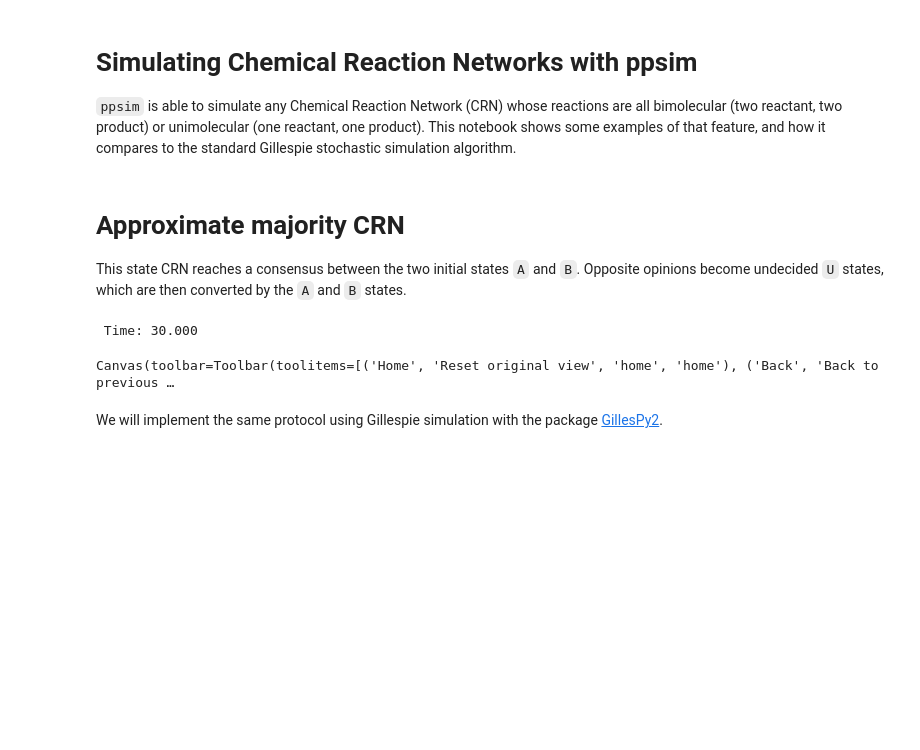
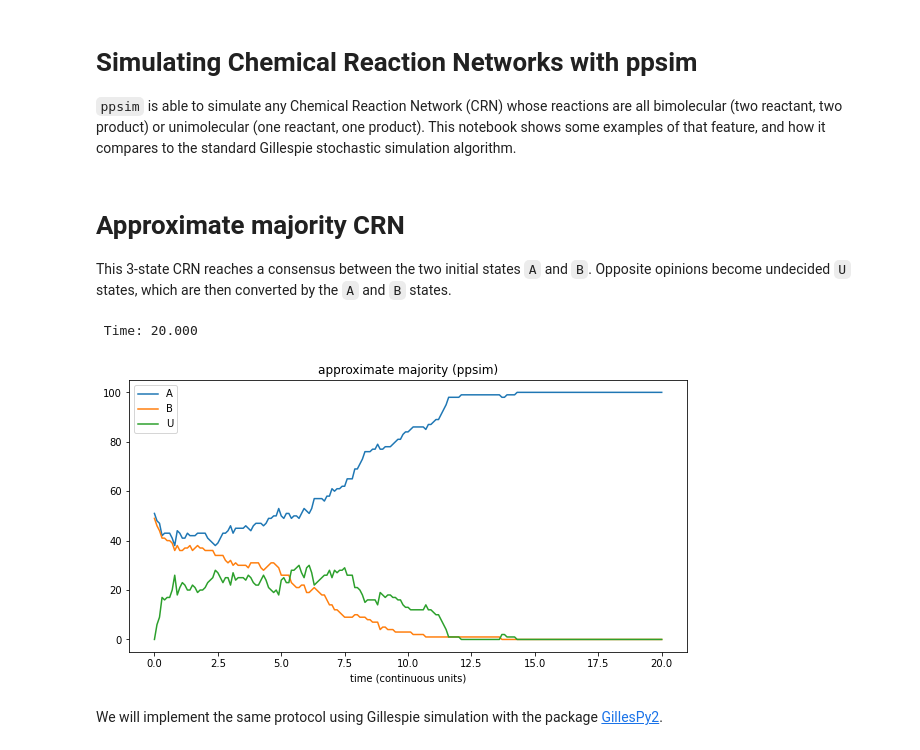
Before and after one commit to UC-Davis-molecular-computing/ppsim, a Jupyter notebook: examples/crn.ipynb, the cells around one changed output. Drawn from its saved outputs; the diff is of its cells as text; code cells hidden in the pictures; blank space fills up the shorter version.

```diff
--- a/examples/crn.ipynb
+++ b/examples/crn.ipynb
@@ -5,5 +5,8 @@
 # %%
 import ppsim as pp
 import numpy as np
+import pickle
 from matplotlib import pyplot as plt
-import pickle
+plt.rcParams["figure.figsize"] = [10, 5]
+# Uncomment this line to make all plots interactive
+# %matplotlib widget
@@ -12,25 +13,25 @@ import pickle
 # %% [markdown]
 # Approximate majority CRN
 
-This state CRN reaches a consensus between the two initial states ``A`` and ``B``. Opposite opinions become undecided ``U`` states, which are then converted by the ``A`` and ``B`` states.
+This 3-state CRN reaches a consensus between the two initial states ``A`` and ``B``. Opposite opinions become undecided ``U`` states, which are then converted by the ``A`` and ``B`` states.
 # %%
 a,b,u = pp.species('A B U')
 approx_majority = [
     a+b >> 2*u,
     a+u >> 2*a,
     b+u >> 2*b,
 ]
 n = 10 ** 2
 p = 0.51
 init_config = {a: p*n, b: (1-p)*n}
 sim = pp.Simulation(init_config, approx_majority)
-sim.run(30, 0.1)
-sim.history.plot(figsize = (6,4))
-plt.title('approximate majority protocol')
+sim.run(20, 0.1)
+sim.history.plot(figsize=(10,5)) # .plot(figsize = (6, 4))
+plt.title('approximate majority (ppsim)')
 plt.show()
 # %% [output]
- Time: 30.000
+ Time: 20.000
-Canvas(toolbar=Toolbar(toolitems=[('Home', 'Reset original view', 'home', 'home'), ('Back', 'Back to previous …
+[figure, added]
 # %% [markdown]
 We will implement the same protocol using Gillespie simulation with the package [GillesPy2](https://github.com/StochSS/GillesPy2).
 # %%
```
Also changed, not shown: parts of 71 cells of this notebook, 13 other files.
